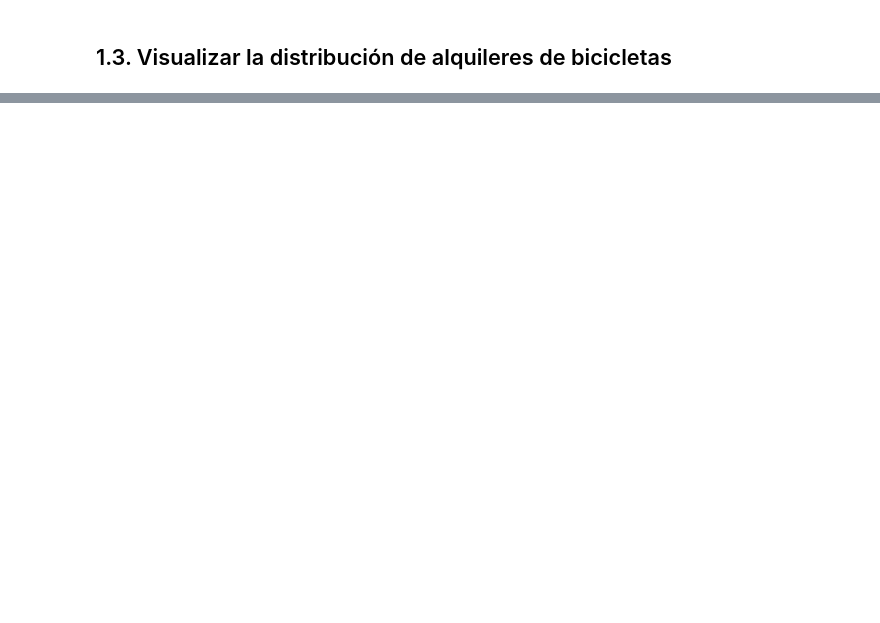
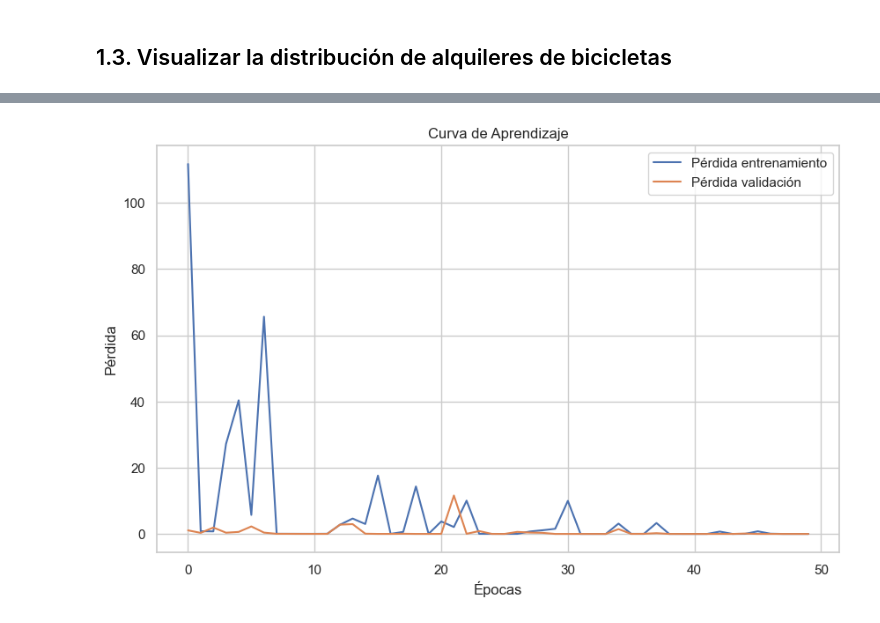
Before and after one commit to Javiersdiaz/DS102024, a Jupyter notebook: 3-MachineLearning/7-DeepLearning/1-RNN/Practica/Practica_rnn.ipynb, the cells around one changed output, grey strips where cells are left out. Drawn from its saved outputs; the diff is of its cells as text; code cells hidden in the pictures; blank space fills up the shorter version.

```diff
--- a/3-MachineLearning/7-DeepLearning/1-RNN/Practica/Practica_rnn.ipynb
+++ b/3-MachineLearning/7-DeepLearning/1-RNN/Practica/Practica_rnn.ipynb
@@ -127,0 +236,22 @@ plt.ylabel('cnt');
+# %%
+from tensorflow.keras.callbacks import EarlyStopping, ReduceLROnPlateau
+
+# Definir callbacks
+early_stopping = EarlyStopping(monitor="val_loss", patience=10, restore_best_weights=True)
+reduce_lr = ReduceLROnPlateau(monitor="val_loss", factor=0.5, patience=5, min_lr=1e-6)
+
+# Compilar el modelo con la función de pérdida MSE
+model.compile(optimizer=optimizer, loss="mse", metrics=["mae"])
+
+# Listar los callbacks
+callbacks = [early_stopping, reduce_lr]
+# %%
+# Entrenar el modelo
+history = model.fit(
+    X_train, y_train,
+    validation_data=(X_val, y_val),
+    epochs=50,  # Número de épocas (puede ajustarse)
+    batch_size=32,  # Tamaño del batch
+    callbacks=callbacks,
+    verbose=1  # Muestra el progreso del entrenamiento
+)
@@ -127,0 +276,20 @@ plt.ylabel('cnt');
+# %%
+import matplotlib.pyplot as plt
+
+# Graficar la pérdida durante el entrenamiento y la validación
+plt.figure(figsize=(10, 6))
+plt.plot(history.history['loss'], label='Pérdida entrenamiento')
+plt.plot(history.history['val_loss'], label='Pérdida validación')
+
+# Si también has configurado métricas como 'accuracy', puedes graficarlas
+# plt.plot(history.history['accuracy'], label='Precisión entrenamiento')
+# plt.plot(history.history['val_accuracy'], label='Precisión validación')
+
+plt.title('Curva de Aprendizaje')
+plt.xlabel('Épocas')
+plt.ylabel('Pérdida')
+plt.legend()
+plt.grid(True)
+plt.show()
+# %% [output]
+[figure, added]
```
Also changed, not shown: parts of 8 cells of this notebook.
